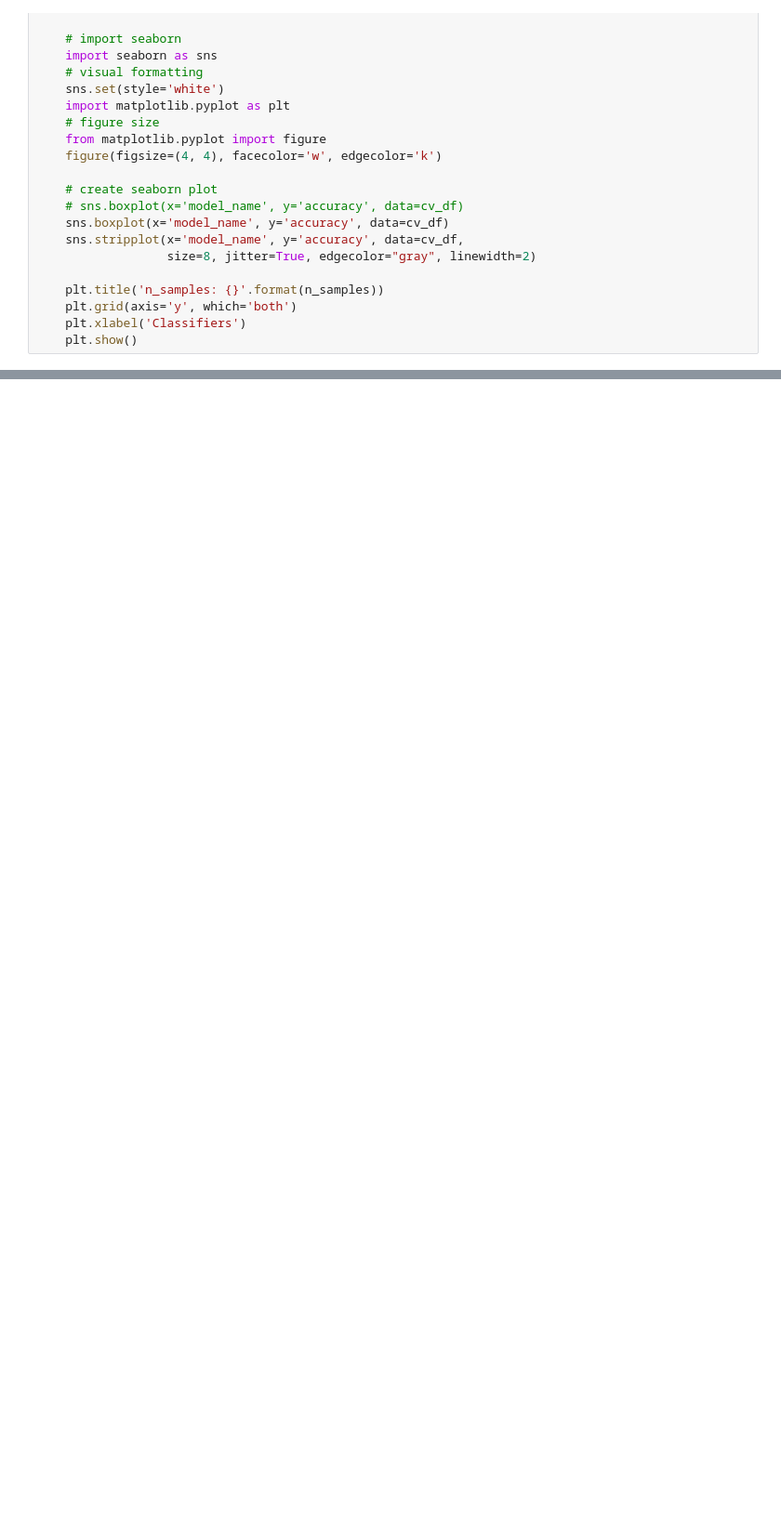
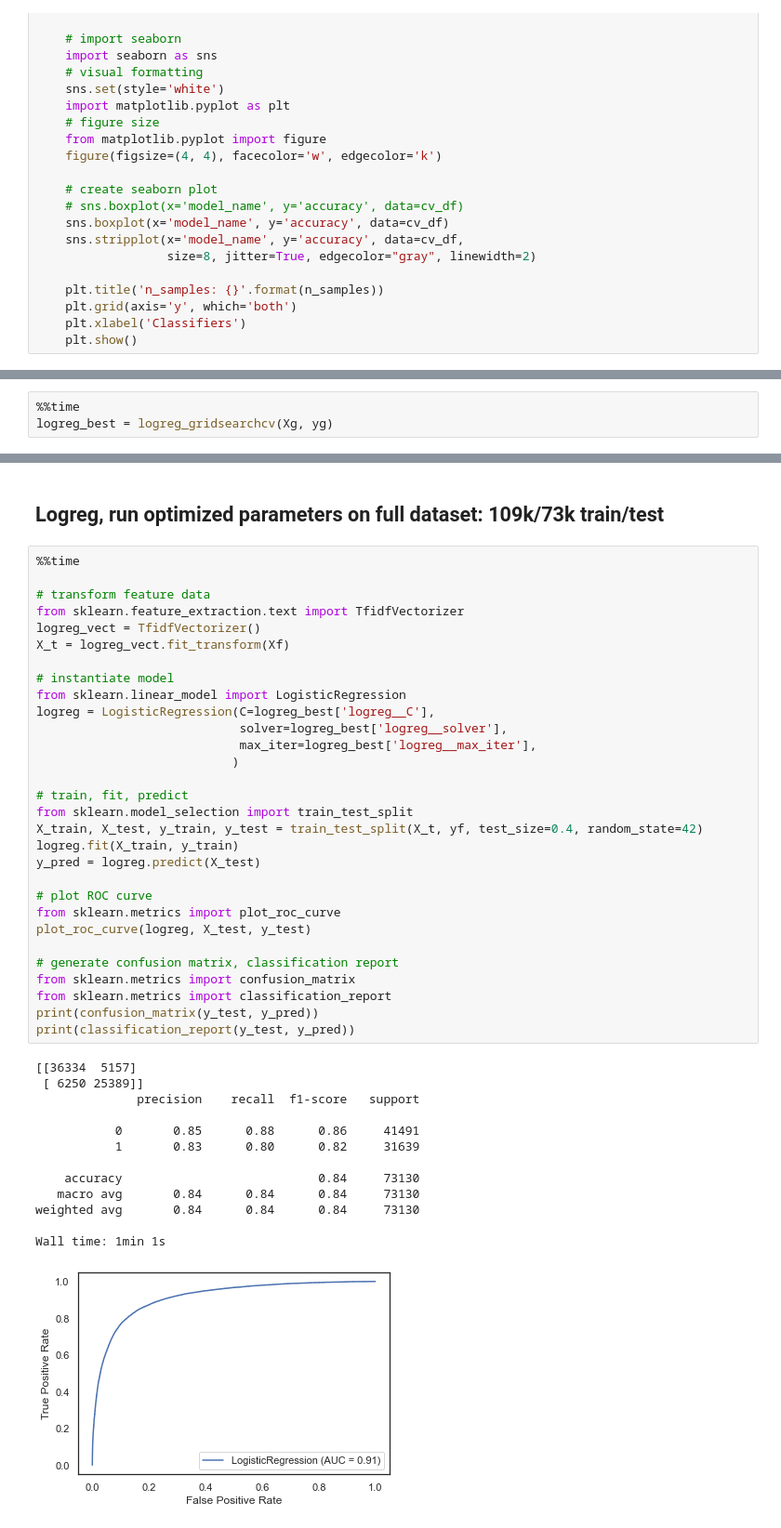
Before and after one commit to jameshollisandrew/springboard_capstone_00, a Jupyter notebook: capstone_01_overview.ipynb, the cells around one changed output, grey strips where cells are left out. Shown at 93% size. Drawn from its saved outputs; the diff is of its cells as text; blank space fills up the shorter version.

```diff
--- a/capstone_01_overview.ipynb
+++ b/capstone_01_overview.ipynb
@@ -1160,0 +1405,3 @@ Wall time: 2min 56s
+# %%
+%%time
+logreg_best = logreg_gridsearchcv(Xg, yg)
@@ -1160,0 +1412,46 @@ Wall time: 2min 56s
+# %% [markdown]
+## Logreg, run optimized parameters on full dataset: 109k/73k train/test
+# %%
+%%time
+
+# transform feature data
+from sklearn.feature_extraction.text import TfidfVectorizer
+logreg_vect = TfidfVectorizer()
+X_t = logreg_vect.fit_transform(Xf)
+
+# instantiate model
+from sklearn.linear_model import LogisticRegression
+logreg = LogisticRegression(C=logreg_best['logreg__C'],
+                            solver=logreg_best['logreg__solver'],
+                            max_iter=logreg_best['logreg__max_iter'],
+                           )
+
+# train, fit, predict
+from sklearn.model_selection import train_test_split
+X_train, X_test, y_train, y_test = train_test_split(X_t, yf, test_size=0.4, random_state=42)
+logreg.fit(X_train, y_train)
+y_pred = logreg.predict(X_test)
+
+# plot ROC curve
+from sklearn.metrics import plot_roc_curve
+plot_roc_curve(logreg, X_test, y_test)
+
+# generate confusion matrix, classification report
+from sklearn.metrics import confusion_matrix
+from sklearn.metrics import classification_report
+print(confusion_matrix(y_test, y_pred))
+print(classification_report(y_test, y_pred))
+# %% [output]
+[[36334  5157]
+ [ 6250 25389]]
+              precision    recall  f1-score   support
+
+           0       0.85      0.88      0.86     41491
+           1       0.83      0.80      0.82     31639
+
+    accuracy                           0.84     73130
+   macro avg       0.84      0.84      0.84     73130
+weighted avg       0.84      0.84      0.84     73130
+
+Wall time: 1min 1s
+[figure, added]
```
Also changed, not shown: parts of 24 cells of this notebook.
